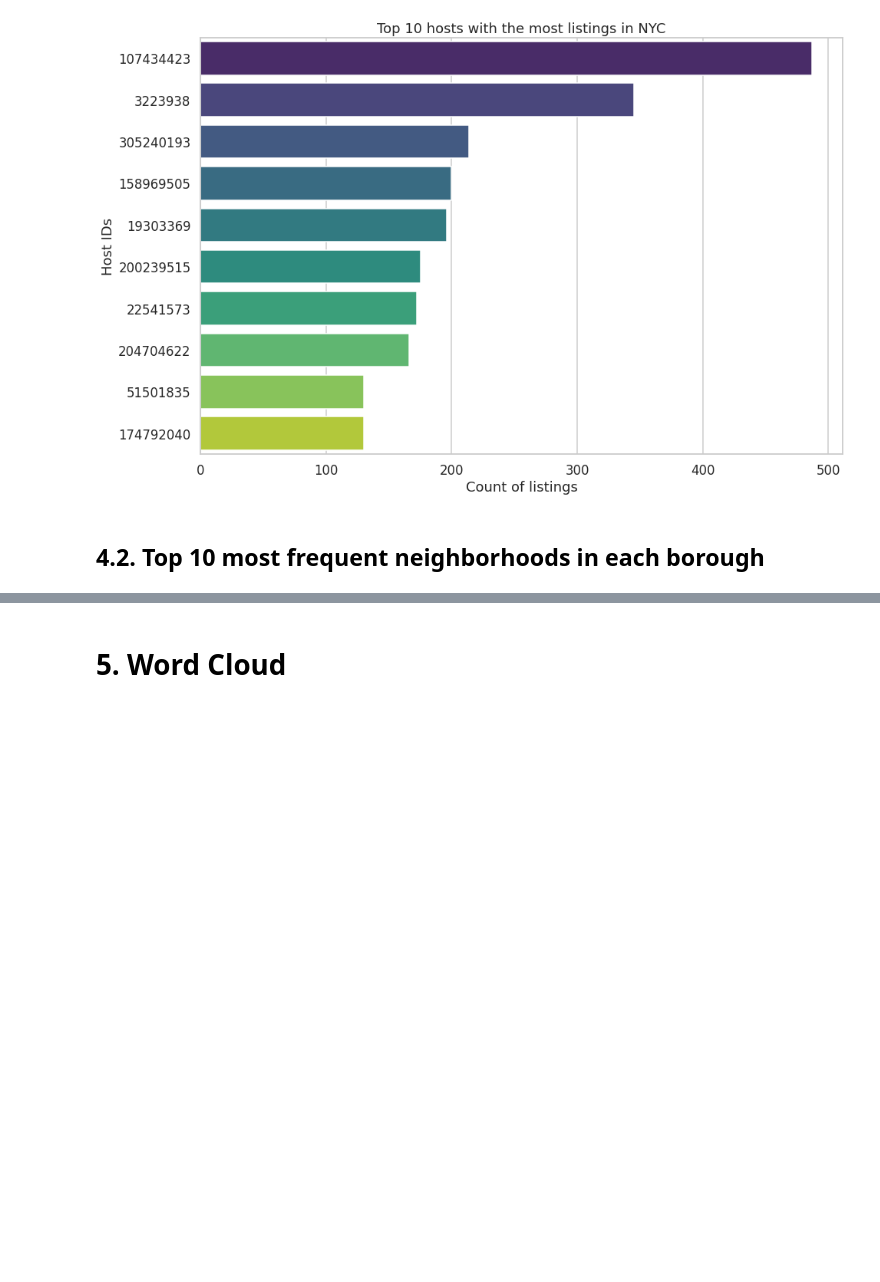
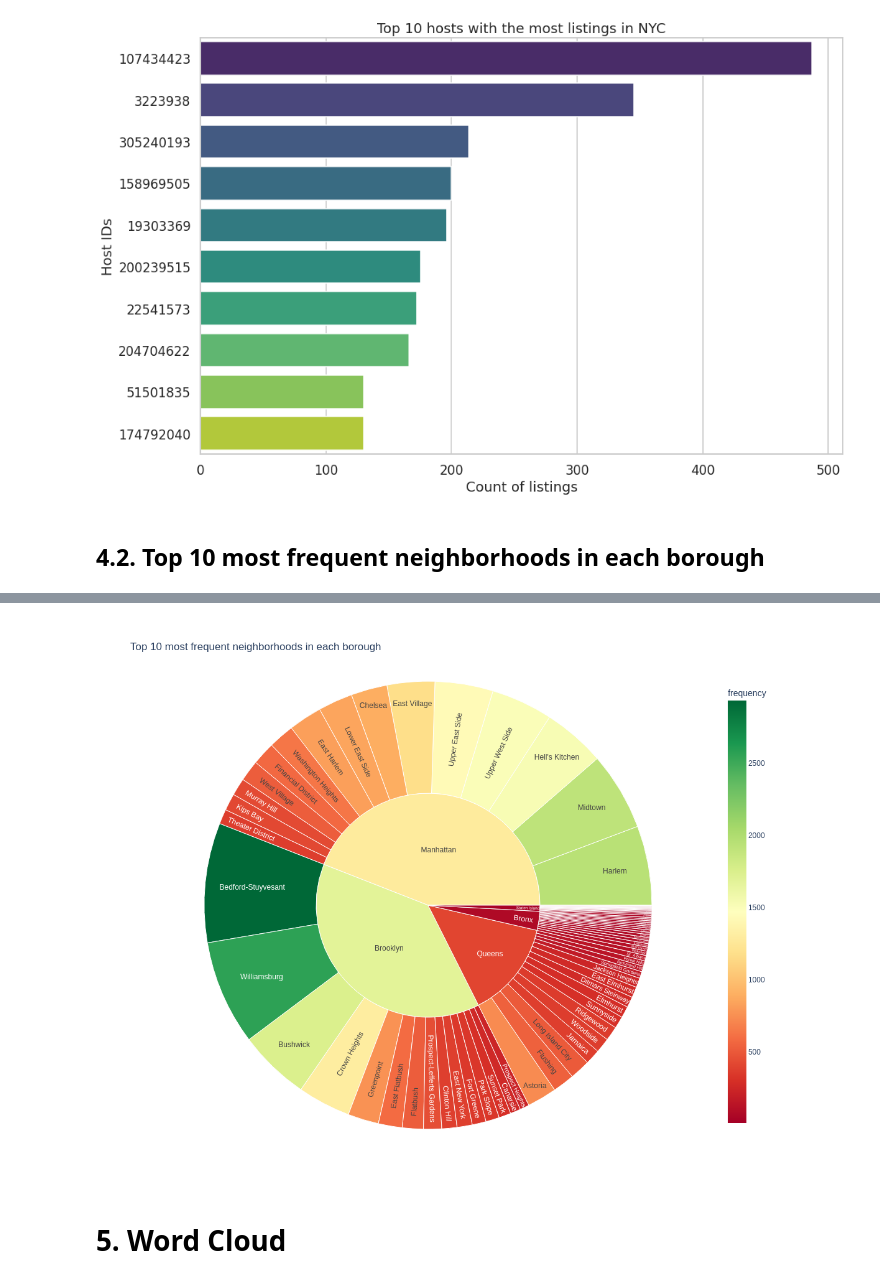
Before and after one commit to tmkhang1999/2022-NYC-Airbnb-Analytics, a Jupyter notebook: analysis.ipynb, the cells around one changed output, grey strips where cells are left out. Drawn from its saved outputs; the diff is of its cells as text; code cells hidden in the pictures; blank space fills up the shorter version.

```diff
--- a/analysis.ipynb
+++ b/analysis.ipynb
@@ -237,10 +239,10 @@ data_2 = data_2.groupby(['neighbourhood_group_cleansed']).head(15)
 # Set up the sunburst chart
 viz_2 = px.sunburst(data_2,
                     path=['neighbourhood_group_cleansed', 'neighbourhood_cleansed'],
-                    width=1000, height=900,
+                    width=1100, height=900,
                     values='frequency',
                     color_continuous_scale="RdYlGn",
                     color='frequency',
                     title='Top 10 most frequent neighborhoods in each borough')
-viz_2.show()
+viz_2.show('png')
 # %% [output]
@@ -248,3 +249,4 @@ viz_2.show()
+[figure, added]
 # %% [markdown]
 # 5. Word Cloud
 # %% [markdown]
```
Also changed, not shown: parts of 2 cells of this notebook.
